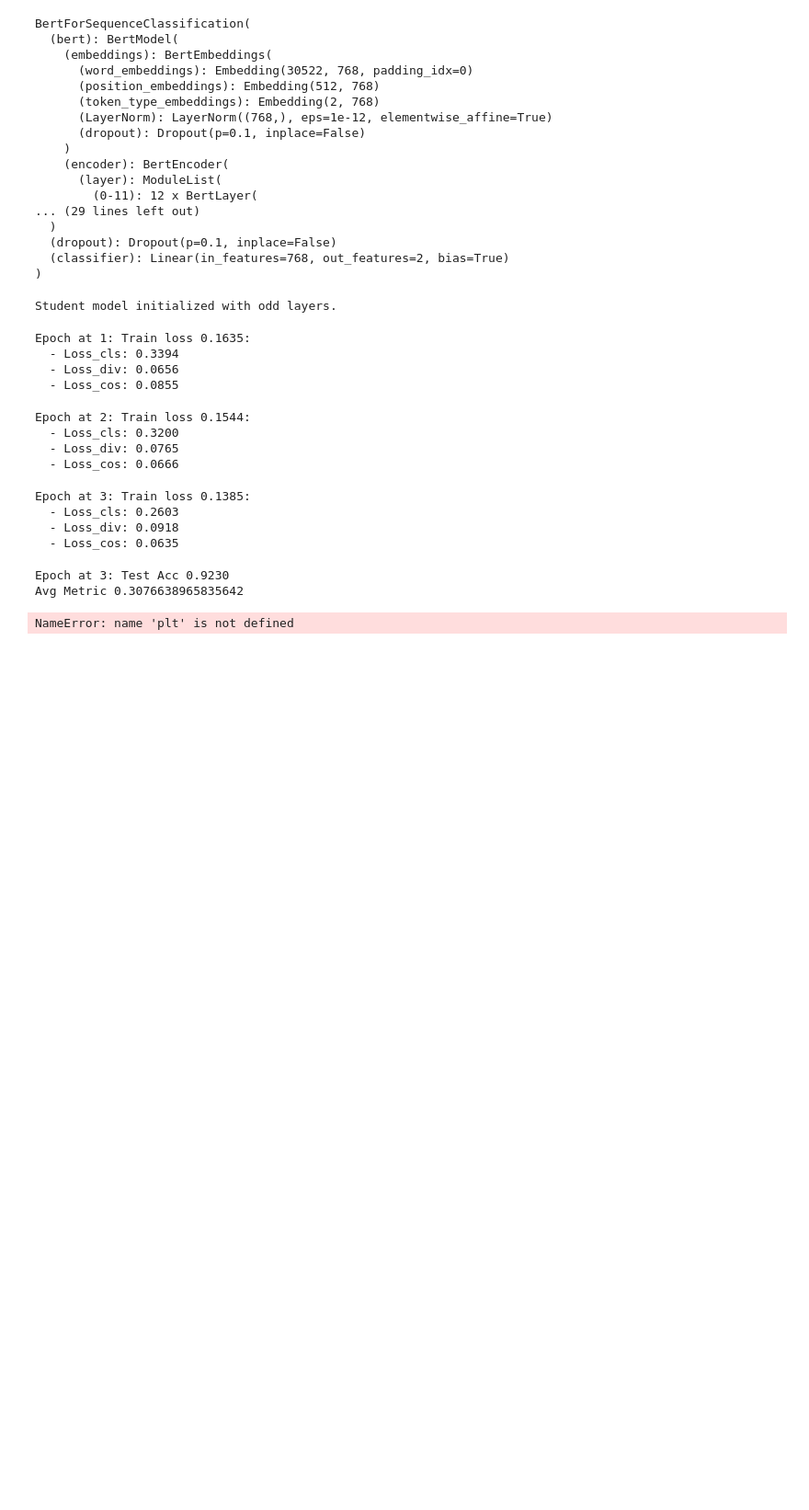
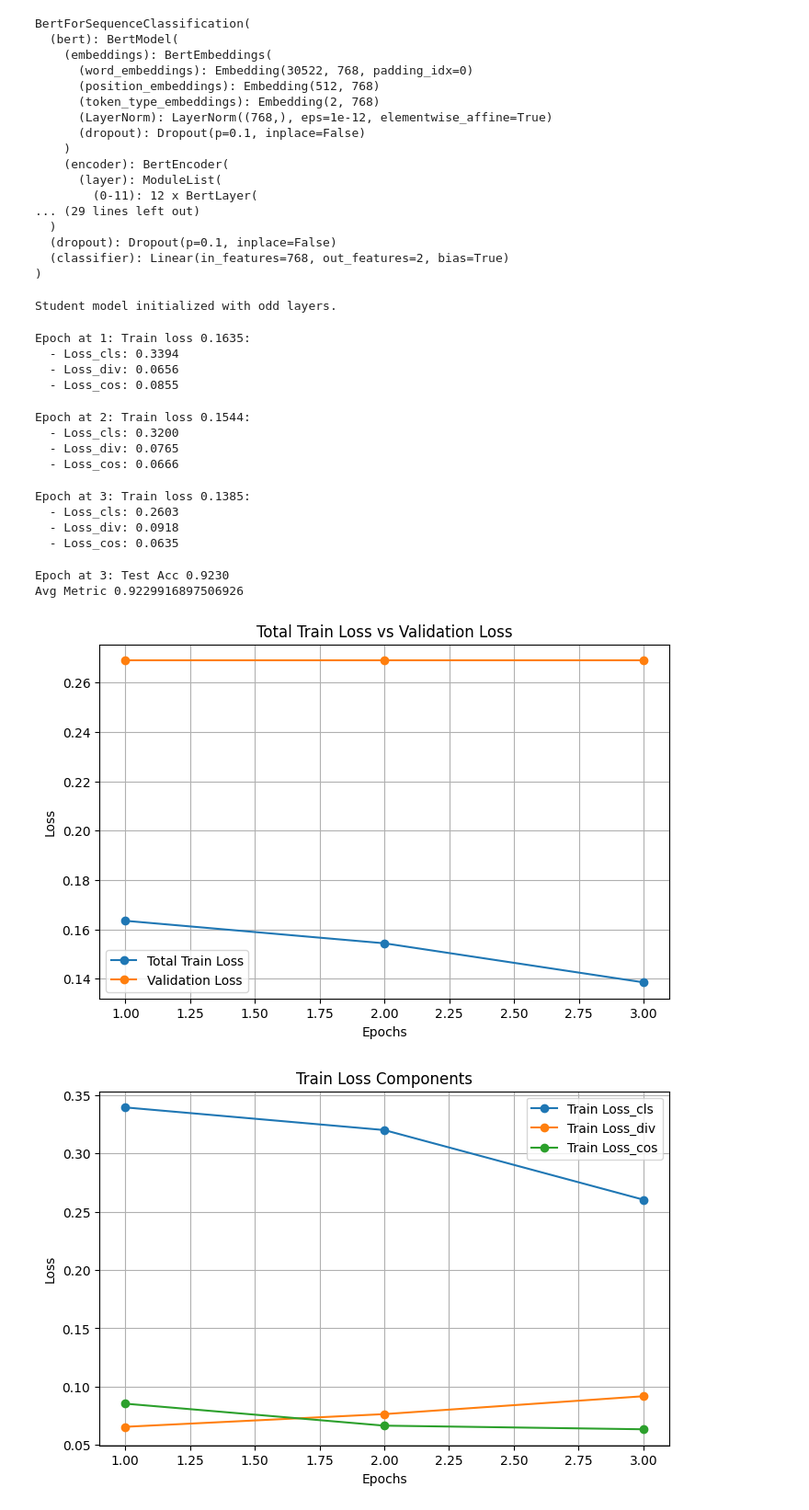
Before and after one commit to Arun-vEDU/A7_Training_Distillation_LoRA, a Jupyter notebook: OddLayer.ipynb, the cells around one changed output. Shown: that part at 92% size. Drawn from its saved outputs; the diff is of its cells as text; code cells hidden in the pictures; blank space fills up the shorter version.

```diff
--- a/OddLayer.ipynb
+++ b/OddLayer.ipynb
@@ -303,41 +303,62 @@ total_samples = 0
 
 with torch.no_grad():
     for batch in val_dataloader:
         batch = {k: v.to(device) for k, v in batch.items()}
         outputs = student_model(**batch)
         loss_cls = outputs.loss
         eval_loss += loss_cls.item()
 
         predictions = torch.argmax(outputs.logits, dim=-1)
         total_correct += (predictions == batch['labels']).sum().item()
         total_samples += batch['labels'].size(0)
 
     eval_losses.append(eval_loss / len(val_dataloader))
     eval_accuracy = total_correct / total_samples
     eval_accuracies.append(eval_accuracy)
 
     # Print evaluation logs
-    print(f"Epoch at {epoch + 1}: Test Acc {eval_accuracy:.4f}")  # Correctly indented
+    print(f"Epoch at {epoch + 1}: Test Acc {eval_accuracy:.4f}")
 
 # Print average evaluation metric
 print('Avg Metric', sum(eval_accuracies) / num_epochs)
 
 # Plotting
 epochs_list = range(1, num_epochs + 1)
 
-plt.figure(figsize=(12, 6))
-plt.plot(epochs_list, train_losses, label='Total Train Loss')
-plt.plot(epochs_list, train_losses_cls, label='Train Loss_cls')
-plt.plot(epochs_list, train_losses_div, label='Train Loss_div')
-plt.plot(epochs_list, train_losses_cos, label='Train Loss_cos')
-plt.plot(epochs_list, eval_losses, label='Validation Loss')
-
-plt.title('Training and Validation Losses')
+# Plot 1: Total Train Loss and Validation Loss
+plt.figure(figsize=(8, 5))
+plt.plot(epochs_list, train_losses, label='Total Train Loss', marker='o')
+plt.plot(epochs_list, eval_losses, label='Validation Loss', marker='o')
+plt.title('Total Train Loss vs Validation Loss')
 plt.xlabel('Epochs')
 plt.ylabel('Loss')
 plt.legend()
+plt.grid(True)
 plt.show()
+
+# Plot 2: Train Loss Components (Loss_cls, Loss_div, Loss_cos)
+plt.figure(figsize=(8, 5))
+plt.plot(epochs_list, train_losses_cls, label='Train Loss_cls', marker='o')
+plt.plot(epochs_list, train_losses_div, label='Train Loss_div', marker='o')
+plt.plot(epochs_list, train_losses_cos, label='Train Loss_cos', marker='o')
+plt.title('Train Loss Components')
+plt.xlabel('Epochs')
+plt.ylabel('Loss')
+plt.legend()
+plt.grid(True)
+plt.show()
+
+# Plot 3: Validation Loss
+plt.figure(figsize=(8, 5))
+plt.plot(epochs_list, eval_losses, label='Validation Loss', marker='o', color='red')
+plt.title('Validation Loss')
+plt.xlabel('Epochs')
+plt.ylabel('Loss')
+plt.legend()
+plt.grid(True)
+plt.show()
 # %% [output]
 Epoch at 3: Test Acc 0.9230
-Avg Metric 0.3076638965835642
+Avg Metric 0.9229916897506926
-NameError: name 'plt' is not defined
+[figure, added]
+[figure, added]
```
Also changed, not shown: parts of 1 cell of this notebook, 1 other file.
